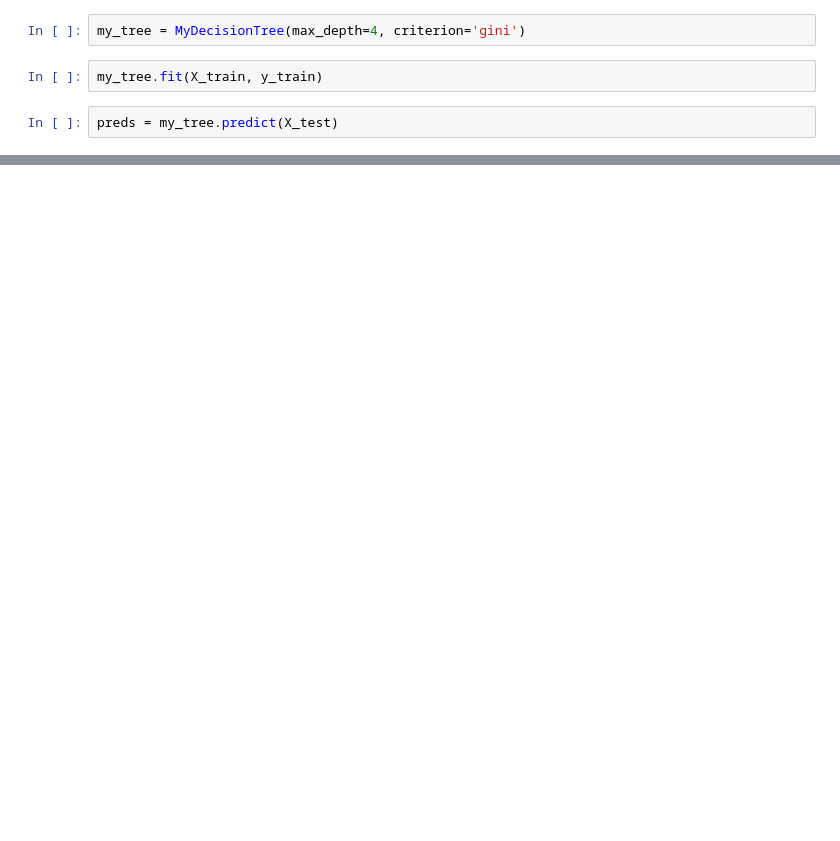
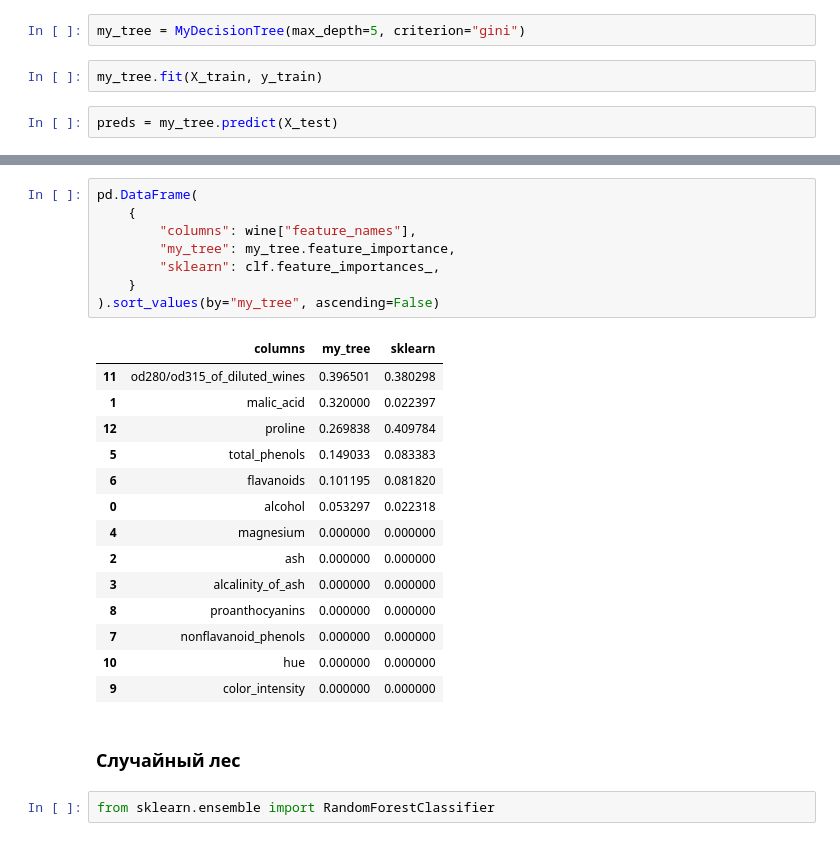
Before and after one commit to YakubovSlava/Lections_DS, a Jupyter notebook: Seminars/06_decision_trees/decision_tree_classifier.ipynb, the cells around one changed output, grey strips where cells are left out. Saved outputs shown, nothing was run; the diff lists cells and outputs as text; blank space fills up the shorter version.

Commit message:
added random forest

```diff
--- a/Seminars/06_decision_trees/decision_tree_classifier.ipynb
+++ b/Seminars/06_decision_trees/decision_tree_classifier.ipynb
@@ -153,7 +163,7 @@ class MyDecisionTree:
     def predict_proba(self, X):
         return np.array([self.predict_class_one_elem(x, 0)[1] for x in X])
 # %%
-my_tree = MyDecisionTree(max_depth=4, criterion='gini')
+my_tree = MyDecisionTree(max_depth=5, criterion="gini")
 # %%
 my_tree.fit(X_train, y_train)
 # %%
@@ -164,0 +175,27 @@ accuracy_score(y_test, preds)
+# %%
+pd.DataFrame(
+    {
+        "columns": wine["feature_names"],
+        "my_tree": my_tree.feature_importance,
+        "sklearn": clf.feature_importances_,
+    }
+).sort_values(by="my_tree", ascending=False)
+# %% [output]
+|  | columns | my_tree | sklearn |
+| 11 | od280/od315_of_diluted_wines | 0.396501 | 0.380298 |
+| 1 | malic_acid | 0.320000 | 0.022397 |
+| 12 | proline | 0.269838 | 0.409784 |
+| 5 | total_phenols | 0.149033 | 0.083383 |
+| 6 | flavanoids | 0.101195 | 0.081820 |
+| 0 | alcohol | 0.053297 | 0.022318 |
+| 4 | magnesium | 0.000000 | 0.000000 |
+| 2 | ash | 0.000000 | 0.000000 |
+| 3 | alcalinity_of_ash | 0.000000 | 0.000000 |
+| 8 | proanthocyanins | 0.000000 | 0.000000 |
+| 7 | nonflavanoid_phenols | 0.000000 | 0.000000 |
+| 10 | hue | 0.000000 | 0.000000 |
+| 9 | color_intensity | 0.000000 | 0.000000 |
+# %% [markdown]
+### Случайный лес
+# %%
+from sklearn.ensemble import RandomForestClassifier
```
Also changed, not shown: parts of 16 cells of this notebook.
